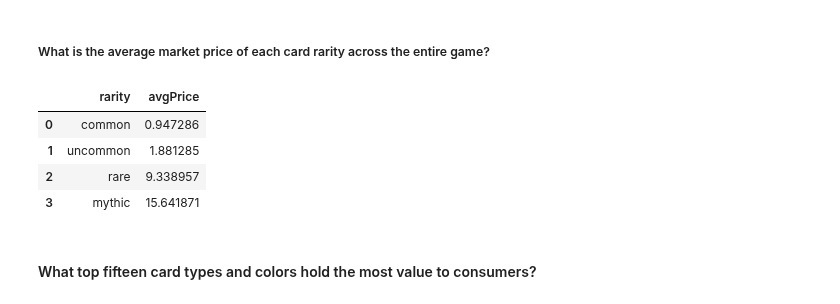
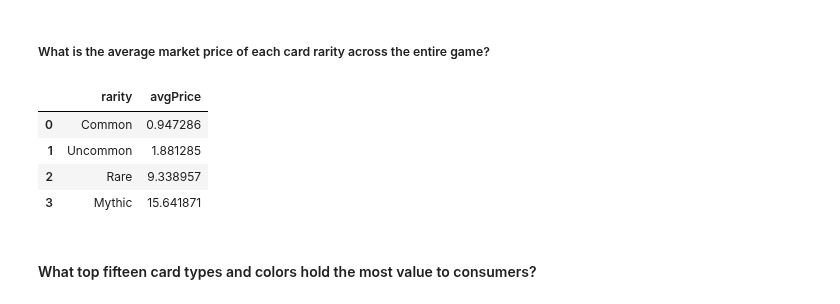
Before and after one commit to CurtisSchneider1/mtgPriceAnalysis, a Jupyter notebook: notebooks/queries.ipynb, the cells around one changed output. Drawn from its saved outputs; the diff is of its cells as text; code cells hidden in the pictures.

```diff
--- a/notebooks/queries.ipynb
+++ b/notebooks/queries.ipynb
@@ -90,23 +90,23 @@ result2
 # %%
 query3 = """
 SELECT DISTINCT
     c.rarity,
     AVG(p.avgMarketPrice) as avgPrice
 FROM cards c
 JOIN prices p ON c.uuid = p.uuid
-WHERE c.rarity IN ('mythic', 'rare', 'uncommon', 'common')
+WHERE c.rarity IN ('Mythic', 'Rare', 'Uncommon', 'Common')
 GROUP BY c.rarity
 ORDER BY avgPrice;
 """
 
 result3 = pd.read_sql(query3, conn)
 result3
 # %% [output]
 |  | rarity | avgPrice |
-| 0 | common | 0.947286 |
-| 1 | uncommon | 1.881285 |
-| 2 | rare | 9.338957 |
-| 3 | mythic | 15.641871 |
+| 0 | Common | 0.947286 |
+| 1 | Uncommon | 1.881285 |
+| 2 | Rare | 9.338957 |
+| 3 | Mythic | 15.641871 |
 # %% [markdown]
 #### What top fifteen card types and colors hold the most value to consumers?
 # %%
```
Also changed, not shown: parts of 2 cells of this notebook.
